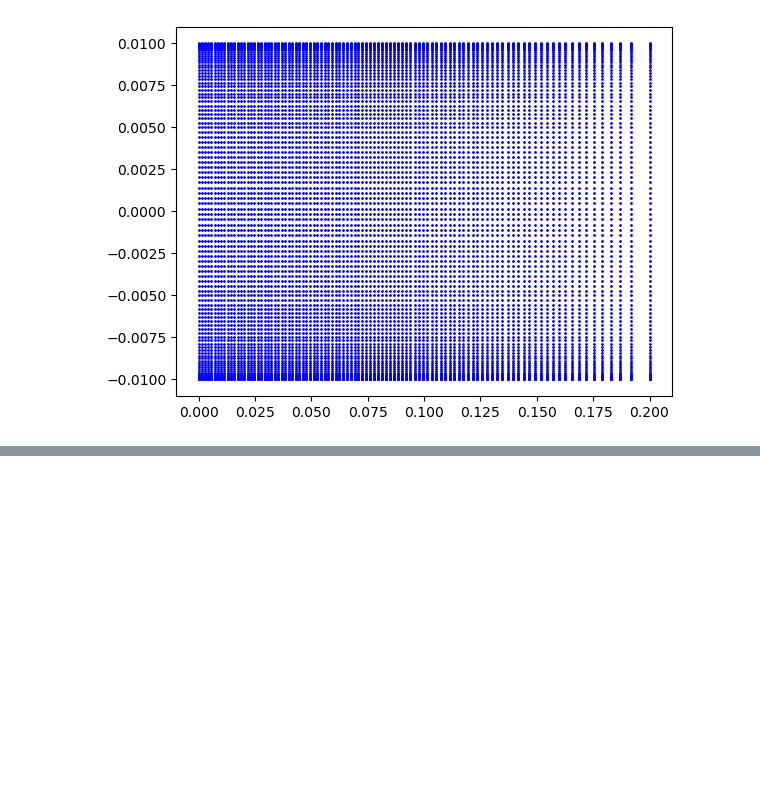
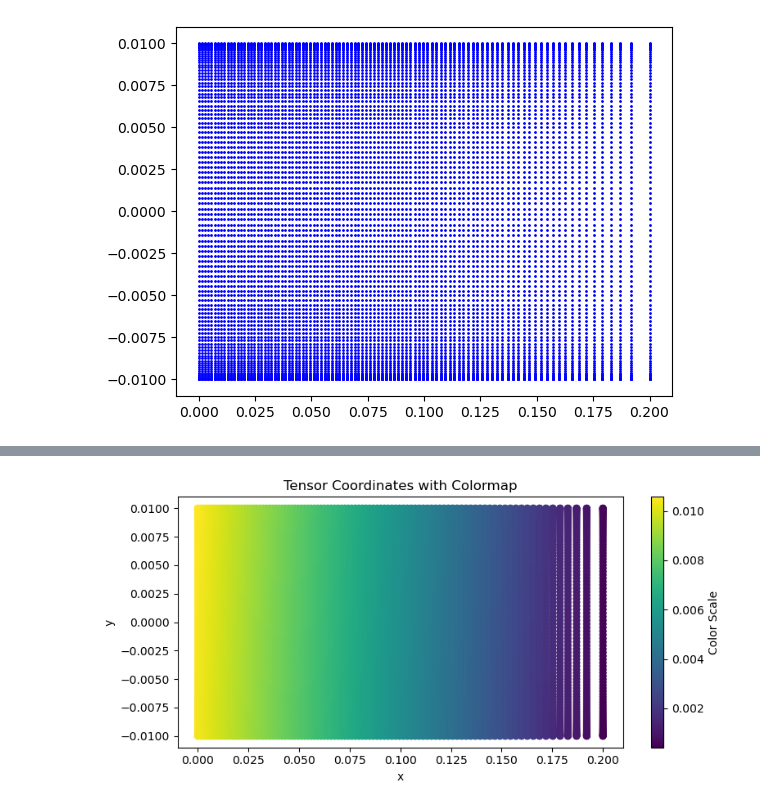
Before and after one commit to GuilBess/TB_PINN, a Jupyter notebook: example.ipynb, the cells around one changed output, grey strips where cells are left out. Drawn from its saved outputs; the diff is of its cells as text; code cells hidden in the pictures; blank space fills up the shorter version.

```diff
--- a/example.ipynb
+++ b/example.ipynb
@@ -204,0 +232,32 @@ tensor([0.0097, 0.0097, 0.0097,  ..., 0.0089, 0.0089, 0.0089],
+# %%
+import seaborn as sns
+import pandas as pd
+
+c = yhp[:, 0].detach()
+
+# Convert to a pandas DataFrame for seaborn
+df = pd.DataFrame(tensor.detach().numpy(), columns=['x', 'y'])
+df['color'] = c.numpy()
+
+# Create figure and axis
+fig, ax = plt.subplots(figsize=(8, 4))
+
+# Plot with seaborn
+scatter = sns.scatterplot(data=df, x='x', y='y', hue='color', palette='viridis', edgecolor = None, ax=ax, legend=False)
+
+# Normalize and add colorbar
+norm = plt.Normalize(df['color'].min(), df['color'].max())
+sm = plt.cm.ScalarMappable(cmap="viridis", norm=norm)
+sm.set_array([])  # Needed for colorbar
+
+# Now correctly attach the colorbar to the figure
+fig.colorbar(sm, ax=ax, label='Color Scale')
+
+# Labels and title
+ax.set_title("Tensor Coordinates with Colormap")
+ax.set_xlabel("x")
+ax.set_ylabel("y")
+plt.tight_layout()
+plt.show()
+# %% [output]
+[figure, added]
```
Also changed, not shown: parts of 1 cell of this notebook.
